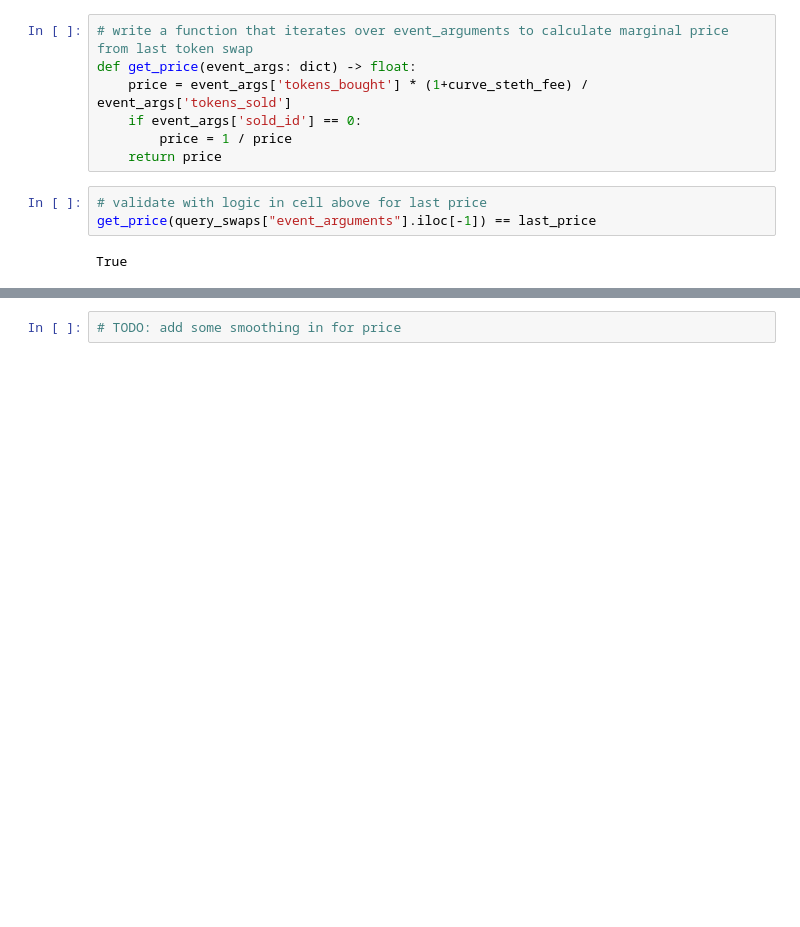
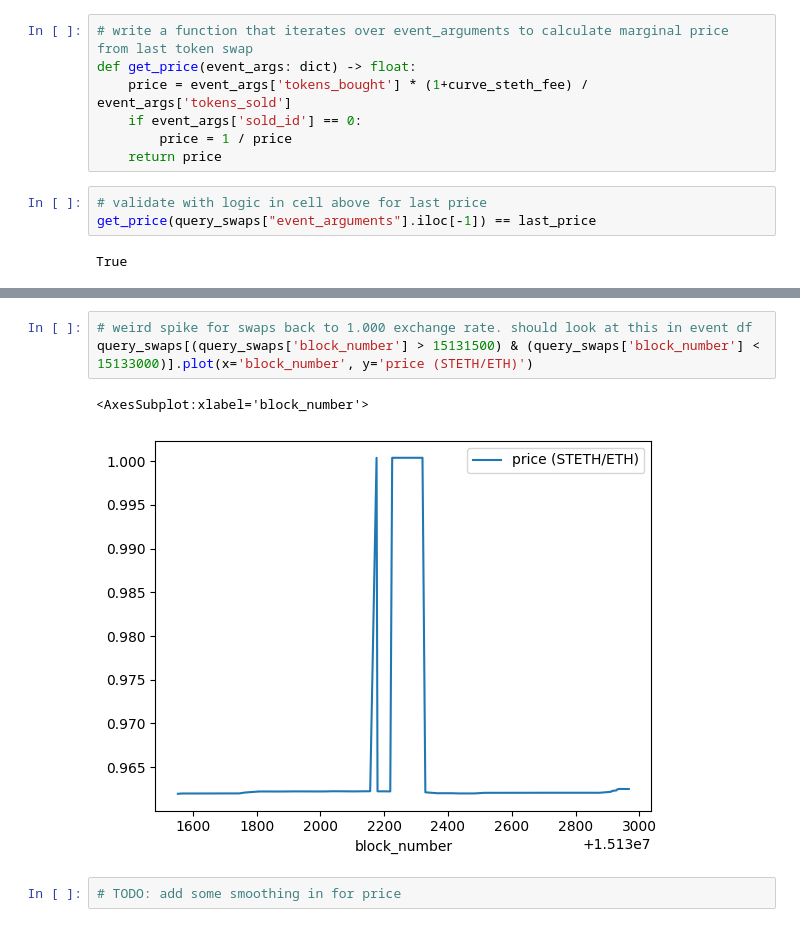
Before and after one commit to fmrmf/hello-ape, a Jupyter notebook: console/hello-ape.ipynb, the cells around one changed output, grey strips where cells are left out. Saved outputs shown, nothing was run; the diff lists cells and outputs as text; blank space fills up the shorter version.

```diff
--- a/console/hello-ape.ipynb
+++ b/console/hello-ape.ipynb
@@ -210,2 +206,8 @@ query_swaps[100:].plot(x='block_number', y='price (STETH/ETH)')
+# %%
+# weird spike for swaps back to 1.000 exchange rate. should look at this in event df
+query_swaps[(query_swaps['block_number'] > 15131500) & (query_swaps['block_number'] < 15133000)].plot(x='block_number', y='price (STETH/ETH)')
+# %% [output]
+<AxesSubplot:xlabel='block_number'>
+[figure, added]
 # %%
 # TODO: add some smoothing in for price
```
Also changed, not shown: parts of 11 cells of this notebook.
